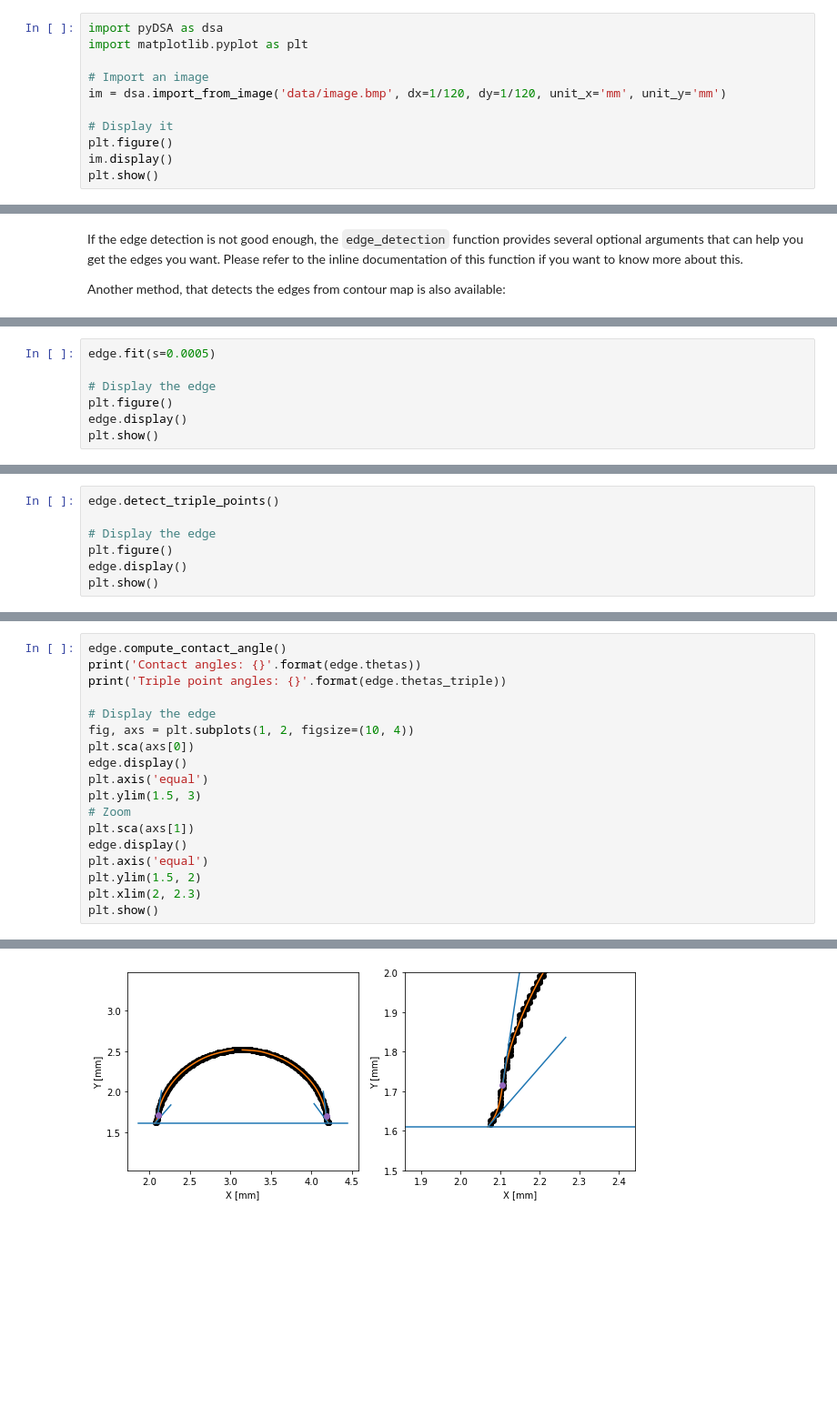
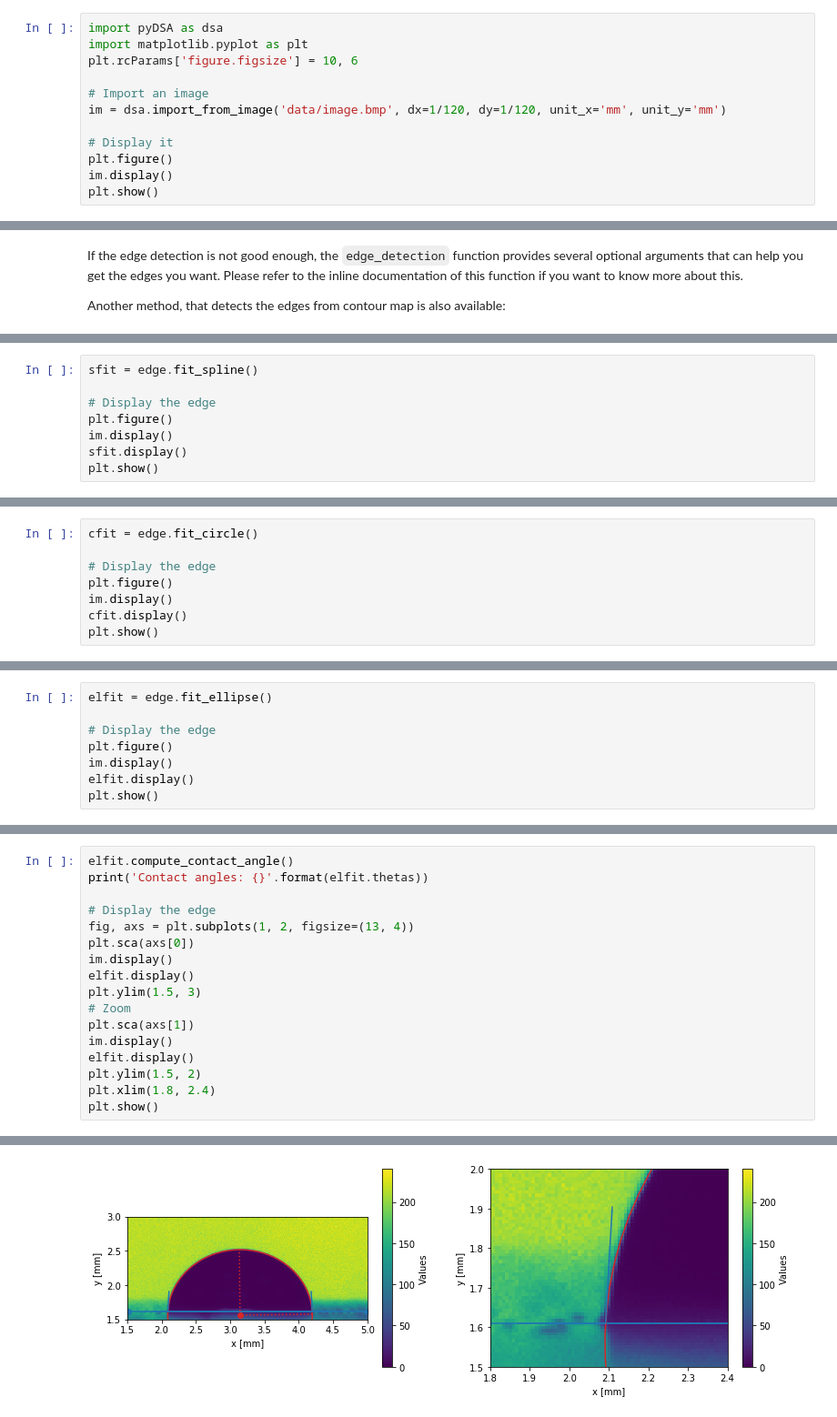
Before and after one commit to gabylaunay/Python-cookbook, a Jupyter notebook: src/notebooks/pydsa.ipynb, the cells around one changed output, grey strips where cells are left out. Shown at 91% size. Drawn from its saved outputs; the diff is of its cells as text; blank space fills up the shorter version.

```diff
--- a/src/notebooks/pydsa.ipynb
+++ b/src/notebooks/pydsa.ipynb
@@ -25,6 +25,7 @@ pyDSA have some dependencies (matplotlib, scipy, numpy, ...) that should be inst
 # %%
 import pyDSA as dsa
 import matplotlib.pyplot as plt
+plt.rcParams['figure.figsize'] = 10, 6
 
 # Import an image
 im = dsa.import_from_image('data/image.bmp', dx=1/120, dy=1/120, unit_x='mm', unit_y='mm')
@@ -109,8 +124,9 @@ small values of `s` means a more accurate fitting, and bigger values of `s` a sm
 # %%
-edge.fit(s=0.0005)
+sfit = edge.fit_spline()
 
 # Display the edge
 plt.figure()
-edge.display()
+im.display()
+sfit.display()
 plt.show()
 # %% [output]
@@ -125,8 +142,9 @@ This is done by detecting the point of inflexion of the edge line.
 # %%
-edge.detect_triple_points()
+cfit = edge.fit_circle()
 
 # Display the edge
 plt.figure()
-edge.display()
+im.display()
+cfit.display()
 plt.show()
 # %% [output]
@@ -135,0 +155,8 @@ The triple points are displayed in purple.
+# %%
+elfit = edge.fit_ellipse()
+
+# Display the edge
+plt.figure()
+im.display()
+elfit.display()
+plt.show()
@@ -142,19 +185,18 @@ pyDSA uses the edge fitting to compute two kind of contact angles:
 # %%
-edge.compute_contact_angle()
-print('Contact angles: {}'.format(edge.thetas))
-print('Triple point angles: {}'.format(edge.thetas_triple))
+elfit.compute_contact_angle()
+print('Contact angles: {}'.format(elfit.thetas))
 
 # Display the edge
-fig, axs = plt.subplots(1, 2, figsize=(10, 4))
+fig, axs = plt.subplots(1, 2, figsize=(13, 4))
 plt.sca(axs[0])
-edge.display()
-plt.axis('equal')
+im.display()
+elfit.display()
 plt.ylim(1.5, 3)
 # Zoom
 plt.sca(axs[1])
-edge.display()
-plt.axis('equal')
+im.display()
+elfit.display()
 plt.ylim(1.5, 2)
-plt.xlim(2, 2.3)
+plt.xlim(1.8, 2.4)
 plt.show()
 # %% [output]
@@ -163 +204 @@ Triple point angles: [81.4670191340014, 96.86878969719106]
-[figure, old version]
+[figure, new version]
```
Also changed, not shown: parts of 24 cells of this notebook, 1 other file.
